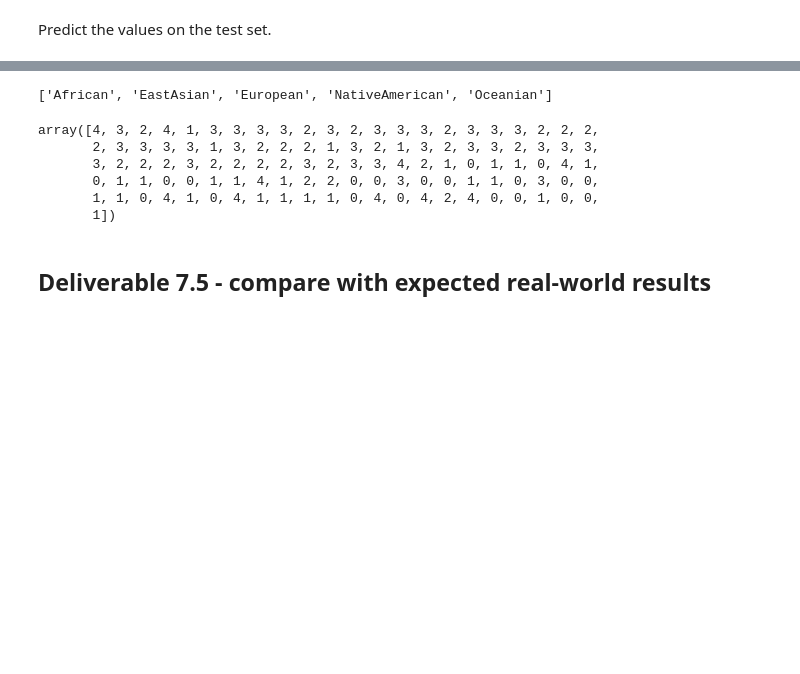
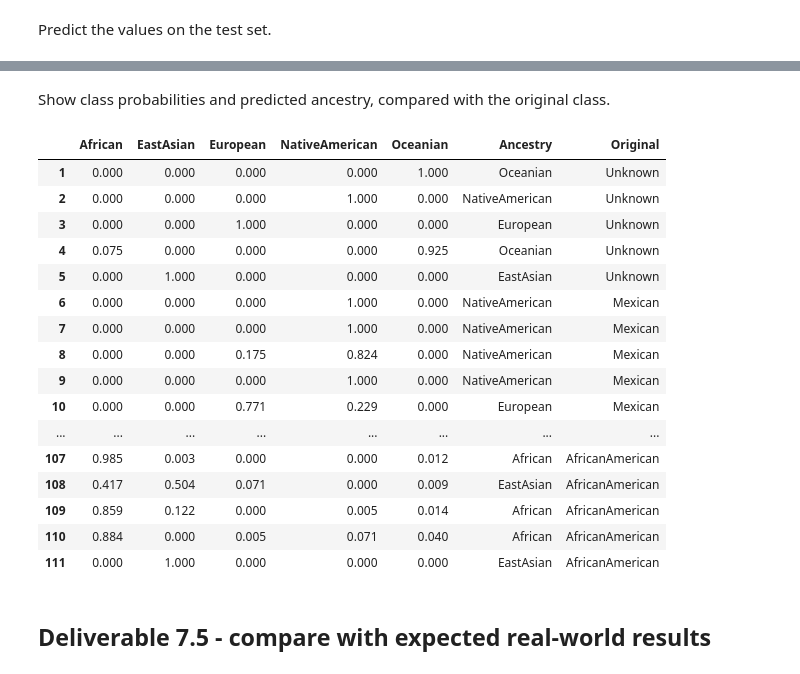
Before and after one commit to fau-masters-collected-works-cgarbin/regression-no-libraries, a Jupyter notebook: logistic_regression.ipynb, the cells around one changed output, grey strips where cells are left out. Drawn from its saved outputs; the diff is of its cells as text; code cells hidden in the pictures; blank space fills up the shorter version.

```diff
--- a/logistic_regression.ipynb
+++ b/logistic_regression.ipynb
@@ -372,3 +346,4 @@ Predict the values on the test set.
 # %%
 x_test, y_test, y_test_raw = read_dataset(TEST_DATASET)
 probabilities_sk = model_sk.predict_proba(x_test)
+class_sk = np.argmax(probabilities_sk, axis=1)
@@ -380,14 +349,0 @@ array(['African', 'EastAsian', 'European', 'NativeAmerican', 'Oceanian'],
-# %%
-CLASS_NAMES
-# %% [output]
-['African', 'EastAsian', 'European', 'NativeAmerican', 'Oceanian']
-# %%
-classes_sk = np.argmax(probabilities_sk, axis=1)
-classes_sk
-# %% [output]
-array([4, 3, 2, 4, 1, 3, 3, 3, 3, 2, 3, 2, 3, 3, 3, 2, 3, 3, 3, 2, 2, 2,
-       2, 3, 3, 3, 3, 1, 3, 2, 2, 2, 1, 3, 2, 1, 3, 2, 3, 3, 2, 3, 3, 3,
-       3, 2, 2, 2, 3, 2, 2, 2, 2, 3, 2, 3, 3, 4, 2, 1, 0, 1, 1, 0, 4, 1,
-       0, 1, 1, 0, 0, 1, 1, 4, 1, 2, 2, 0, 0, 3, 0, 0, 1, 1, 0, 3, 0, 0,
-       1, 1, 0, 4, 1, 0, 4, 1, 1, 1, 1, 0, 4, 0, 4, 2, 4, 0, 0, 1, 0, 0,
-       1])
@@ -396,3 +350,32 @@ classes4
+# %% [markdown]
+Show class probabilities and predicted ancestry, compared with the original class.
+# %%
+df4_sk = pd.DataFrame(probabilities_sk, columns=CLASS_NAMES)
+# Add class names
+df4_sk['Ancestry'] = [CLASS_NAMES[int(x)] for x in class_sk]
+df4_sk['Original'] = y_test_raw
+# Renumber to match the problem description ("111 individuas...")
+df4_sk.index = np.arange(1, len(df4) + 1)
+# %%
+df4_sk
+# %% [output]
+|  | African | EastAsian | European | NativeAmerican | Oceanian | Ancestry | Original |
+| 1 | 0.000 | 0.000 | 0.000 | 0.000 | 1.000 | Oceanian | Unknown |
+| 2 | 0.000 | 0.000 | 0.000 | 1.000 | 0.000 | NativeAmerican | Unknown |
+| 3 | 0.000 | 0.000 | 1.000 | 0.000 | 0.000 | European | Unknown |
+| 4 | 0.075 | 0.000 | 0.000 | 0.000 | 0.925 | Oceanian | Unknown |
+| 5 | 0.000 | 1.000 | 0.000 | 0.000 | 0.000 | EastAsian | Unknown |
+| 6 | 0.000 | 0.000 | 0.000 | 1.000 | 0.000 | NativeAmerican | Mexican |
+| 7 | 0.000 | 0.000 | 0.000 | 1.000 | 0.000 | NativeAmerican | Mexican |
+| 8 | 0.000 | 0.000 | 0.175 | 0.824 | 0.000 | NativeAmerican | Mexican |
+| 9 | 0.000 | 0.000 | 0.000 | 1.000 | 0.000 | NativeAmerican | Mexican |
+| 10 | 0.000 | 0.000 | 0.771 | 0.229 | 0.000 | European | Mexican |
+| ... | ... | ... | ... | ... | ... | ... | ... |
+| 107 | 0.985 | 0.003 | 0.000 | 0.000 | 0.012 | African | AfricanAmerican |
+| 108 | 0.417 | 0.504 | 0.071 | 0.000 | 0.009 | EastAsian | AfricanAmerican |
+| 109 | 0.859 | 0.122 | 0.000 | 0.005 | 0.014 | African | AfricanAmerican |
+| 110 | 0.884 | 0.000 | 0.005 | 0.071 | 0.040 | African | AfricanAmerican |
+| 111 | 0.000 | 1.000 | 0.000 | 0.000 | 0.000 | EastAsian | AfricanAmerican |
 # %% [markdown]
 ## Deliverable 7.5 - compare with expected real-world results
 # %% [markdown]
```
Also changed, not shown: parts of 17 cells of this notebook.
